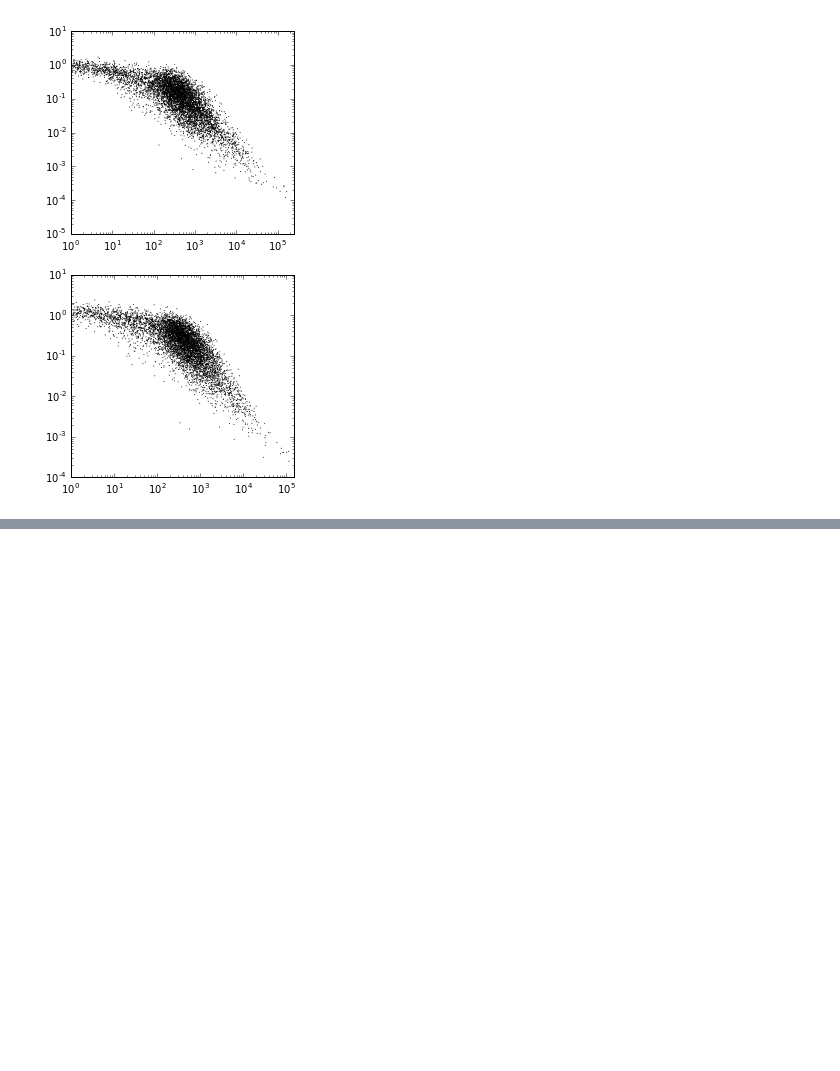
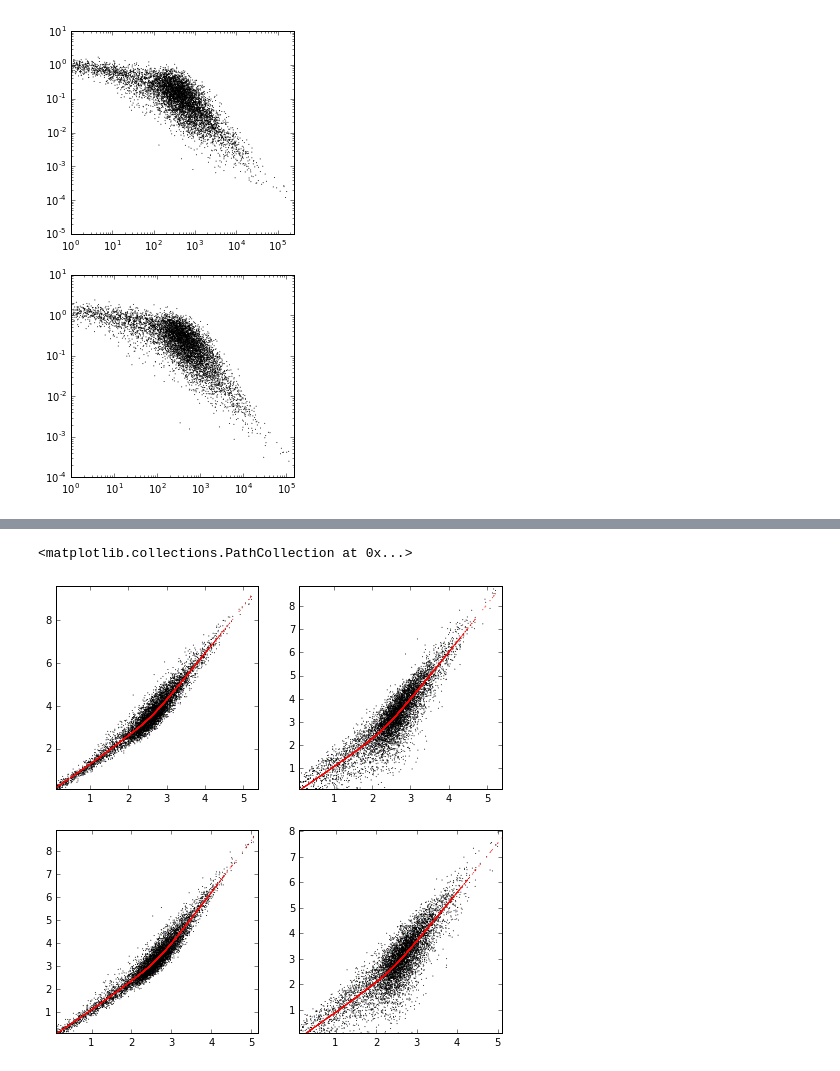
Before and after one commit to ucbmcb288/lectures, a Jupyter notebook: week2/MCB288_Week2_GeneExpression_part2.ipynb, the cells around one changed output, grey strips where cells are left out. Drawn from its saved outputs; the diff is of its cells as text; code cells hidden in the pictures; blank space fills up the shorter version.

```diff
--- a/week2/MCB288_Week2_GeneExpression_part2.ipynb
+++ b/week2/MCB288_Week2_GeneExpression_part2.ipynb
@@ -439,0 +439,49 @@ axes[i].scatter(x,y, s = 1, c = 'black', edgecolor = 'none')
+# %%
+fig,axes = plt.subplots(2,2,figsize = (8,8))
+
+x = np.log10(df['WT_ave'])
+y = np.log10(df['WT_var'])
+lowout = lowess(y,x)
+
+i = 0
+j = 0
+axes[i][j].set_xlim(.1,np.max(x))
+axes[i][j].set_ylim(.1,np.max(y))
+axes[i][j].scatter(x,y, s = 1, c = 'black', edgecolor = 'none')
+axes[i][j].scatter(lowout[:,0],lowout[:,1],s = 1, c='red', edgecolor = 'none')
+
+x = np.log10(df['Snf2_ave'])
+y = np.log10(df['Snf2_var'])
+lowout = lowess(y,x)
+
+i = 1
+j = 0
+axes[i][j].set_xlim(.1,np.max(x))
+axes[i][j].set_ylim(.1,np.max(y))
+axes[i][j].scatter(x,y, s = 1, c = 'black', edgecolor = 'none')
+axes[i][j].scatter(lowout[:,0],lowout[:,1],s = 1, c='red', edgecolor = 'none')
+
+x = np.log10(df['WT_ave_t'])
+y = np.log10(df['WT_var_t'])
+lowout = lowess(y,x)
+
+i = 0
+j = 1
+axes[i][j].set_xlim(.1,np.max(x))
+axes[i][j].set_ylim(.1,np.max(y))
+axes[i][j].scatter(x,y, s = 1, c = 'black', edgecolor = 'none')
+axes[i][j].scatter(lowout[:,0],lowout[:,1],s = 1, c='red', edgecolor = 'none')
+
+x = np.log10(df['Snf2_ave_t'])
+y = np.log10(df['Snf2_var_t'])
+lowout = lowess(y,x)
+
+i = 1
+j = 1
+axes[i][j].set_xlim(.1,np.max(x))
+axes[i][j].set_ylim(.1,np.max(y))
+axes[i][j].scatter(x,y, s = 1, c = 'black', edgecolor = 'none')
+axes[i][j].scatter(lowout[:,0],lowout[:,1],s = 1, c='red', edgecolor = 'none')
+# %% [output]
+<matplotlib.collections.PathCollection at 0x...>
+[figure, added]
```
Also changed, not shown: parts of 30 cells of this notebook, 3 other files.
